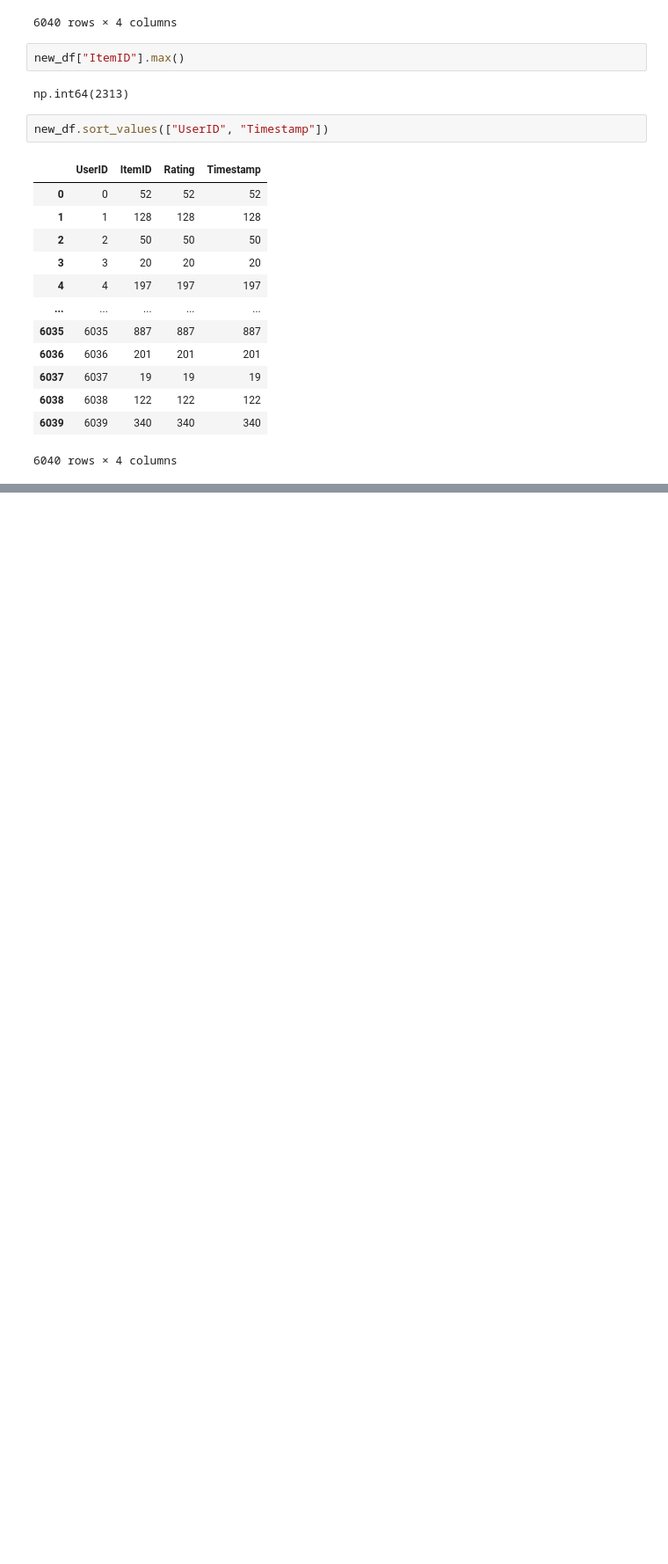
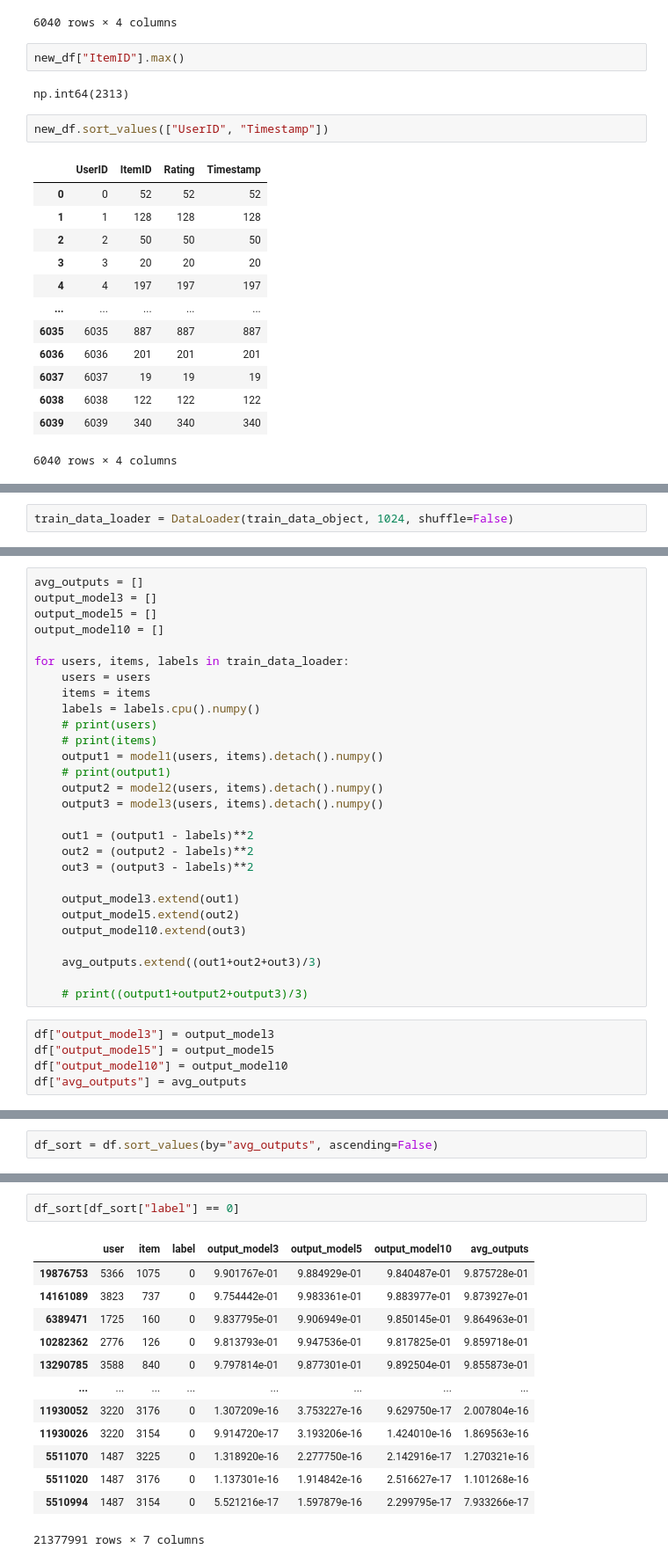
Before and after one commit to panchaldhruv27223/NCF_Recommendation, a Jupyter notebook: NCF_Pytorch/Custom_User_centric_batch/get_data_info.ipynb, the cells around one changed output, grey strips where cells are left out. Shown at 88% size. Saved outputs shown, nothing was run; the diff lists cells and outputs as text; blank space fills up the shorter version.

```diff
--- a/NCF_Pytorch/Custom_User_centric_batch/get_data_info.ipynb
+++ b/NCF_Pytorch/Custom_User_centric_batch/get_data_info.ipynb
@@ -57,0 +278,2 @@ new_df.sort_values(["UserID", "Timestamp"])
+# %%
+train_data_loader = DataLoader(train_data_object, 1024, shuffle=False)
@@ -57,0 +313,33 @@ new_df.sort_values(["UserID", "Timestamp"])
+# %%
+avg_outputs = []
+output_model3 = []
+output_model5 = []
+output_model10 = []
+
+for users, items, labels in train_data_loader:
+    users = users
+    items = items
+    labels = labels.cpu().numpy()
+    # print(users)
+    # print(items)
+    output1 = model1(users, items).detach().numpy()
+    # print(output1)
+    output2 = model2(users, items).detach().numpy()
+    output3 = model3(users, items).detach().numpy()
+
+    out1 = (output1 - labels)**2
+    out2 = (output2 - labels)**2
+    out3 = (output3 - labels)**2
+
+    output_model3.extend(out1)
+    output_model5.extend(out2)
+    output_model10.extend(out3)
+
+    avg_outputs.extend((out1+out2+out3)/3)
+
+    # print((output1+output2+output3)/3)
+# %%
+df["output_model3"] = output_model3
+df["output_model5"] = output_model5
+df["output_model10"] = output_model10
+df["avg_outputs"] = avg_outputs
@@ -57,0 +357,2 @@ new_df.sort_values(["UserID", "Timestamp"])
+# %%
+df_sort = df.sort_values(by="avg_outputs", ascending=False)
@@ -57,0 +375,16 @@ new_df.sort_values(["UserID", "Timestamp"])
+# %%
+df_sort[df_sort["label"] == 0]
+# %% [output]
+|  | user | item | label | output_model3 | output_model5 | output_model10 | avg_outputs |
+| 19876753 | 5366 | 1075 | 0 | 9.901767e-01 | 9.884929e-01 | 9.840487e-01 | 9.875728e-01 |
+| 14161089 | 3823 | 737 | 0 | 9.754442e-01 | 9.983361e-01 | 9.883977e-01 | 9.873927e-01 |
+| 6389471 | 1725 | 160 | 0 | 9.837795e-01 | 9.906949e-01 | 9.850145e-01 | 9.864963e-01 |
+| 10282362 | 2776 | 126 | 0 | 9.813793e-01 | 9.947536e-01 | 9.817825e-01 | 9.859718e-01 |
+| 13290785 | 3588 | 840 | 0 | 9.797814e-01 | 9.877301e-01 | 9.892504e-01 | 9.855873e-01 |
+| ... | ... | ... | ... | ... | ... | ... | ... |
+| 11930052 | 3220 | 3176 | 0 | 1.307209e-16 | 3.753227e-16 | 9.629750e-17 | 2.007804e-16 |
+| 11930026 | 3220 | 3154 | 0 | 9.914720e-17 | 3.193206e-16 | 1.424010e-16 | 1.869563e-16 |
+| 5511070 | 1487 | 3225 | 0 | 1.318920e-16 | 2.277750e-16 | 2.142916e-17 | 1.270321e-16 |
+| 5511020 | 1487 | 3176 | 0 | 1.137301e-16 | 1.914842e-16 | 2.516627e-17 | 1.101268e-16 |
+| 5510994 | 1487 | 3154 | 0 | 5.521216e-17 | 1.597879e-16 | 2.299795e-17 | 7.933266e-17 |
+21377991 rows × 7 columns
```
Also changed, not shown: parts of 49 cells of this notebook, 10 other files.
